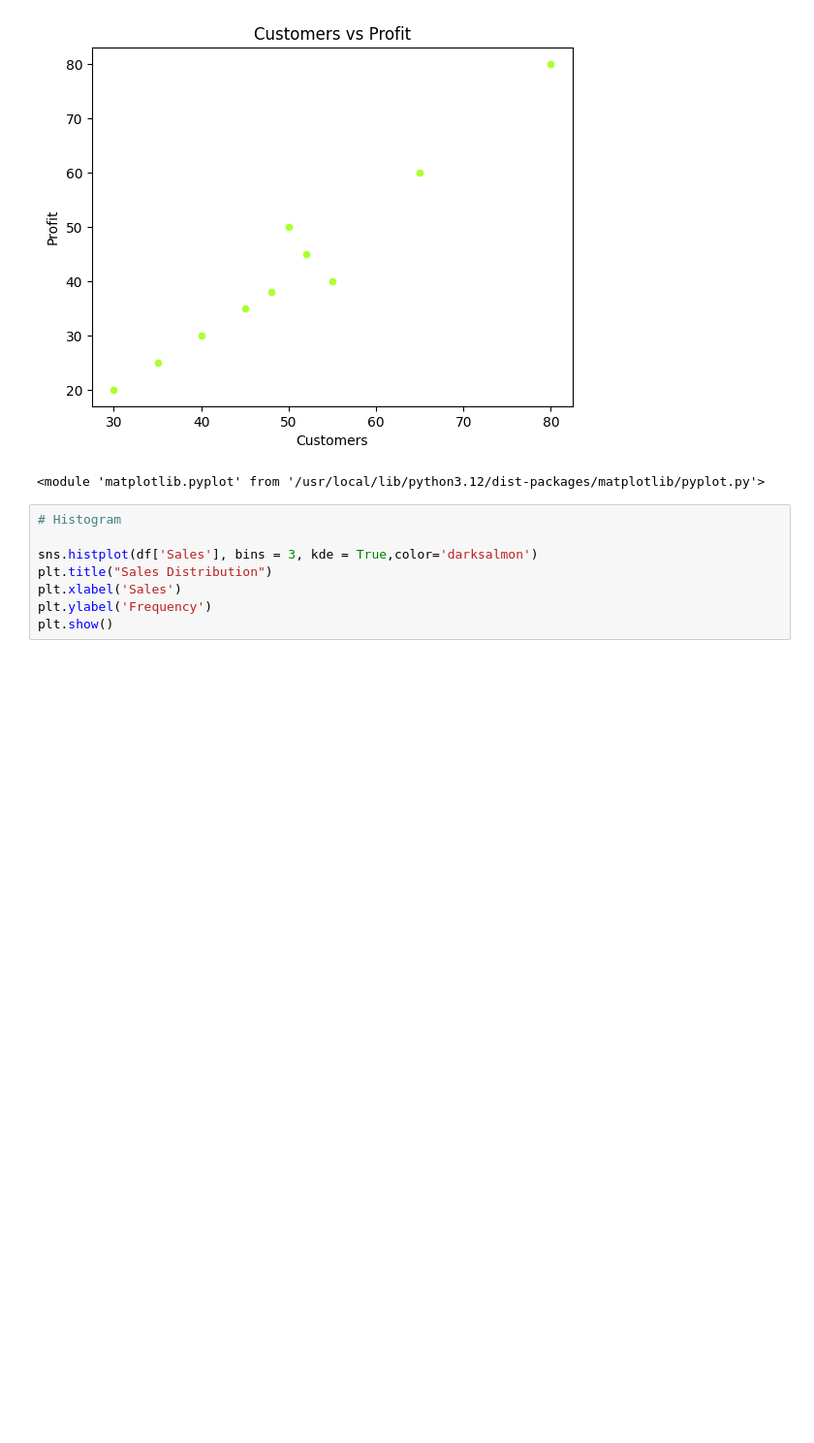
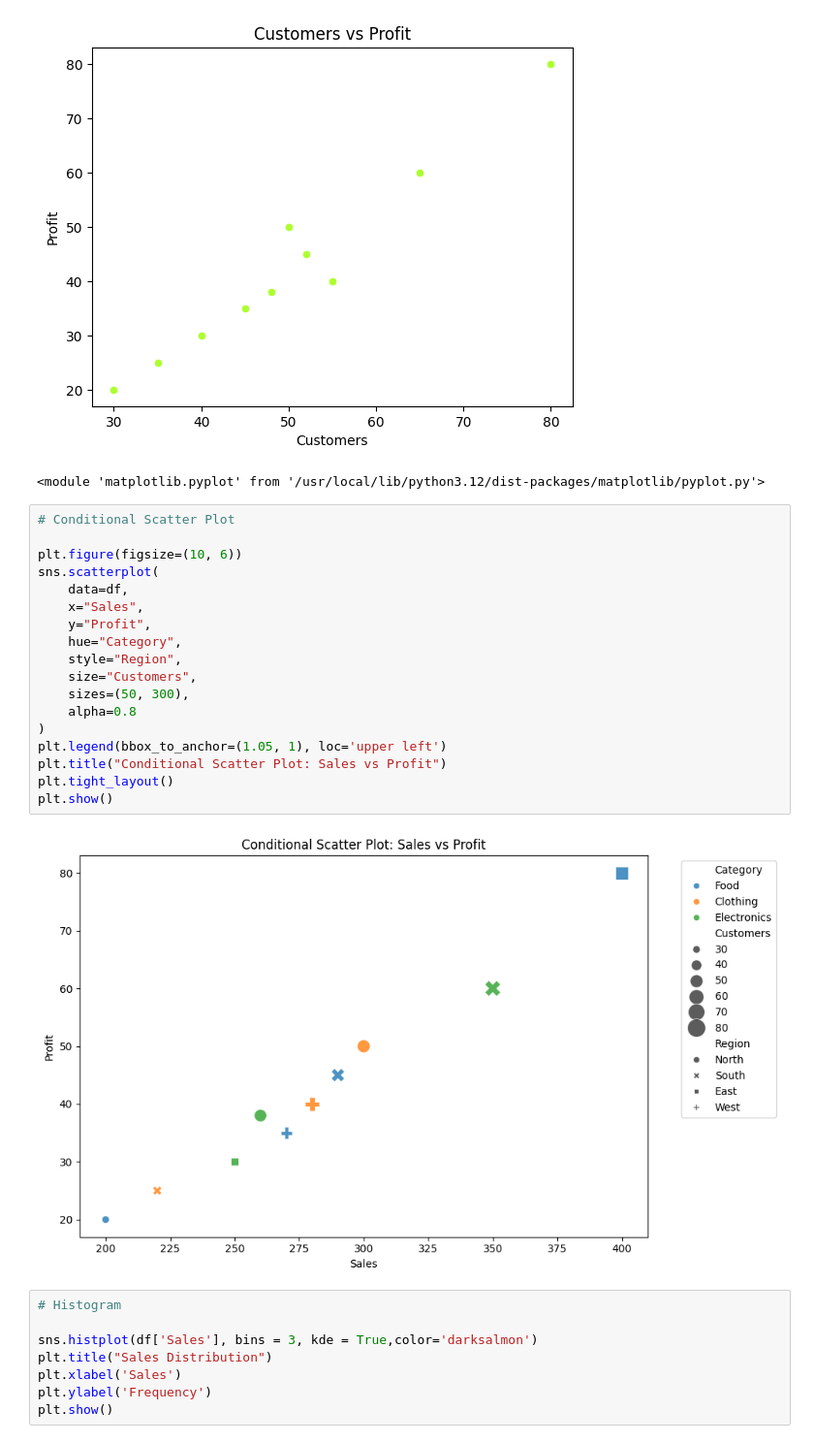
Before and after one commit to khush3012/Python-Lab, a Jupyter notebook: Basic Charts and Visual Encoding/Basic_Charts_and_Visual_Encoding_.ipynb, the cells around one changed output. Shown at 97% size. Drawn from its saved outputs; the diff is of its cells as text; blank space fills up the shorter version.

```diff
--- a/Basic Charts and Visual Encoding/Basic_Charts_and_Visual_Encoding_.ipynb
+++ b/Basic Charts and Visual Encoding/Basic_Charts_and_Visual_Encoding_.ipynb
@@ -217,6 +236,26 @@ plt
 # %% [output]
 [figure]
 <module 'matplotlib.pyplot' from '/usr/local/lib/python3.12/dist-packages/matplotlib/pyplot.py'>
+# %%
+# Conditional Scatter Plot
+
+plt.figure(figsize=(10, 6))
+sns.scatterplot(
+    data=df,
+    x="Sales",
+    y="Profit",
+    hue="Category",
+    style="Region",
+    size="Customers",
+    sizes=(50, 300),
+    alpha=0.8
+)
+plt.legend(bbox_to_anchor=(1.05, 1), loc='upper left')
+plt.title("Conditional Scatter Plot: Sales vs Profit")
+plt.tight_layout()
+plt.show()
+# %% [output]
+[figure, added]
 # %%
 # Histogram
 
```
Also changed, not shown: parts of 3 cells of this notebook.
